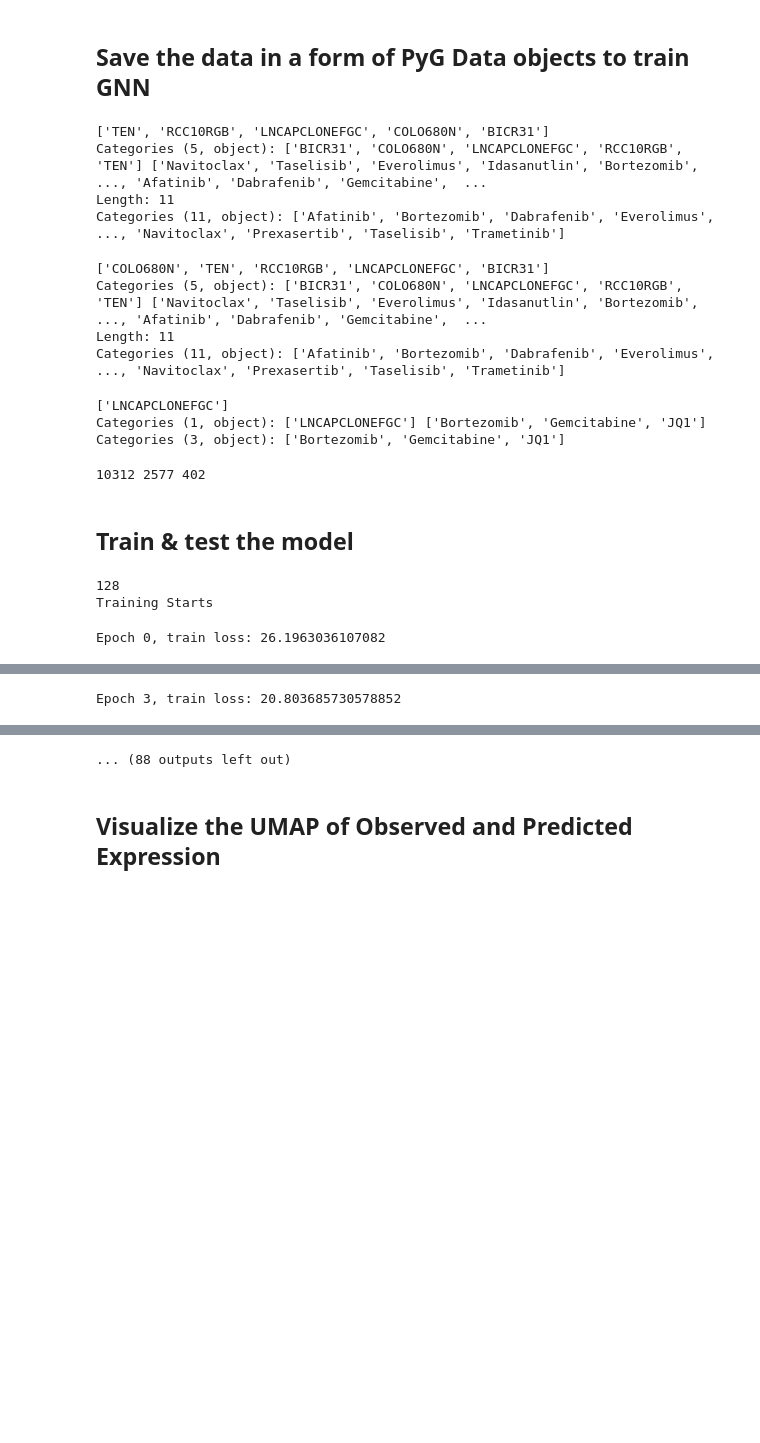
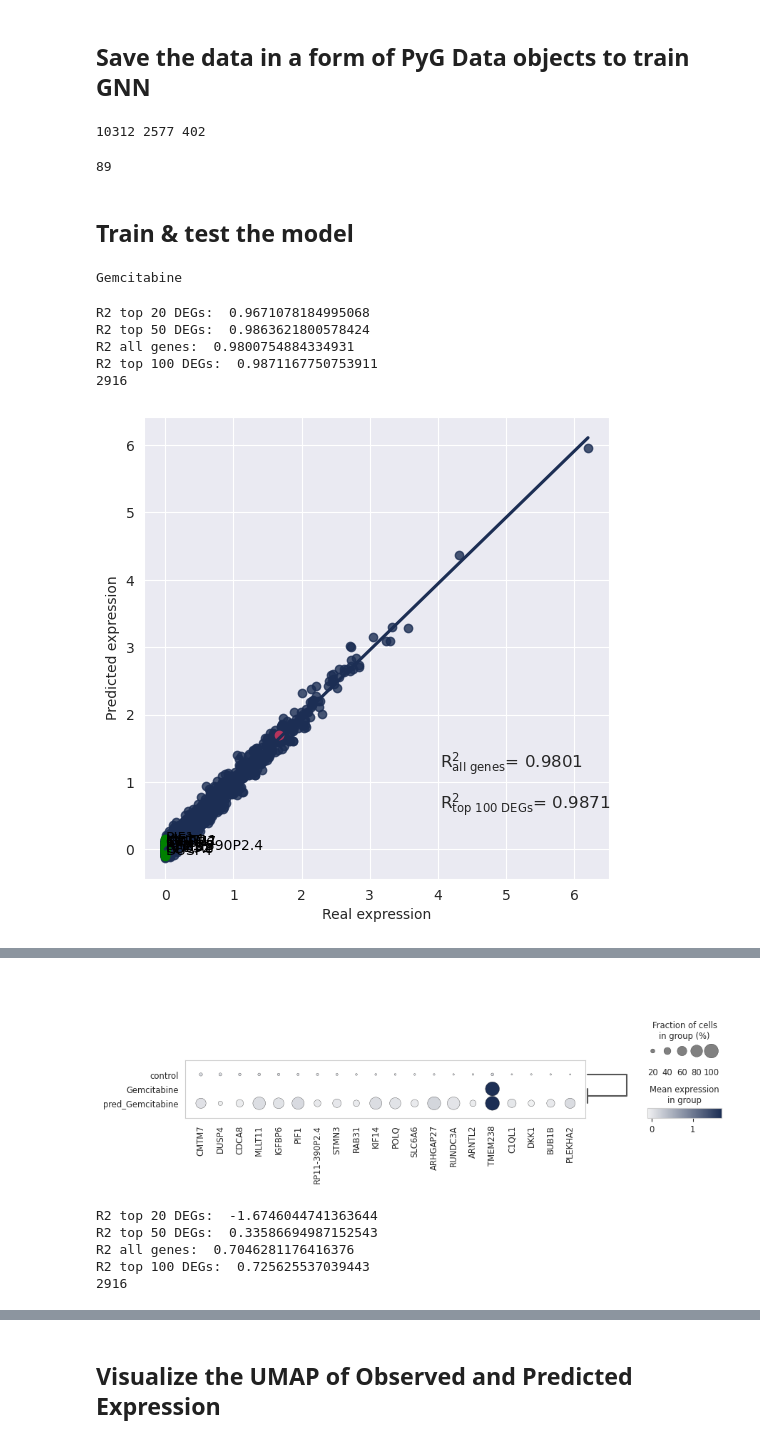
Before and after one commit to reem12345/Cell-Type-Specific-Graphs, a Jupyter notebook: training/McFarland_training.ipynb, the cells around one changed output, grey strips where cells are left out. Saved outputs shown, nothing was run; the diff lists cells and outputs as text; code cells hidden in the pictures; blank space fills up the shorter version.

```diff
--- a/training/McFarland_training.ipynb
+++ b/training/McFarland_training.ipynb
@@ -168,7 +168,7 @@ cell_type_network = {}
 # Leaf directory
 directory = "McFarland"
 # Parent Directories
-parent_dir = "/ibex/scratch/alsulara/Cell-Type-Specific-Graphs/graphs/"
+parent_dir = "Cell-Type-Specific-Graphs/graphs/"
 # Path
 path = os.path.join(parent_dir, directory)
 print(path)
@@ -224,17 +224,12 @@ for cell_type in adata.obs.cov_drug.unique():
                                         reference = cell_type.split('_')[0]+'_control',n_genes = len(adata_cov.var))
         dedf = sc.get.rank_genes_groups_df(adata_cov, group=cell_type)
         dedf = dedf.loc[dedf['pvals_adj'] < 0.05].copy()
-        # plt.figure()
-        # plt.scatter(x=dedf['logfoldchanges'],y=dedf['pvals_adj'].apply(lambda x:-np.log10(x)),s=10)
-        # plt.xlabel("logfoldchanges")
-        # plt.ylabel("-log10(p_value)")
-        # plt.show()
         DEGs_name = rank_genes(dedf)
         df = adata_cov.var.reset_index()
         adata.uns['gene_network'][cell_type] = cell_type_network[cell_type.split('_')[0]].pos.tolist()
         adata.uns['rank_genes_groups_cov_DEGs'][cell_type] = DEGs_name
-        pd.DataFrame(DEGs_name).to_csv(save_path_results+"McFarland_"+cell_type+"_DEGs_name.csv")
-        pd.DataFrame(adata_cov.var.index.values).to_csv(save_path_results+"McFarland_"+cell_type+"_all_genes.csv")
+        # pd.DataFrame(DEGs_name).to_csv(save_path_results+"McFarland_"+cell_type+"_DEGs_name.csv")
+        # pd.DataFrame(adata_cov.var.index.values).to_csv(save_path_results+"McFarland_"+cell_type+"_all_genes.csv")
 # %% [output]
 WARNING: Default of the method has been changed to 't-test' from 't-test_overestim_var'
 WARNING: Default of the method has been changed to 't-test' from 't-test_overestim_var'
@@ -288,7 +283,7 @@ ctrl_data = adata[adata.obs.condition == 'control'].copy()
 for cell_type in adata.obs.cell_type.unique():
     genes = cell_type_network[cell_type].pos.tolist()
     cell_type_network[cell_type].x = torch.mean(torch.tensor(ctrl_data[ctrl_data.obs.cell_type == cell_type, genes].copy().X.A), dim = 0)
-    std = torch.std(torch.tensor(ctrl_data[ctrl_data.obs.cell_type == cell_type, genes].copy().X.A), dim = 0)
+    std = torch.var(torch.tensor(ctrl_data[ctrl_data.obs.cell_type == cell_type, genes].copy().X.A), dim = 0)
     cell_type_network[cell_type].x = torch.cat([cell_type_network[cell_type].x.unsqueeze(1), std.unsqueeze(1)], dim = 1)
 
 
@@ -302,28 +297,16 @@ for cov_drug in stim_data.obs.cov_drug.unique():
 # %% [markdown]
 ## Save the data in a form of PyG Data objects to train GNN
 # %%
-cells_train = create_cells(stim_data[stim_data.obs.split == 'train'].copy(), cell_type_network, canonical_smiles)
-cells_valid = create_cells(stim_data[stim_data.obs.split == 'valid'].copy(), cell_type_network, canonical_smiles)
-cells_ood = create_cells(stim_data[stim_data.obs.split == 'ood'].copy(), cell_type_network, canonical_smiles)
+# cells_train = create_cells(stim_data[stim_data.obs.split == 'train'].copy(), cell_type_network, canonical_smiles)
+# cells_valid = create_cells(stim_data[stim_data.obs.split == 'valid'].copy(), cell_type_network, canonical_smiles)
+# cells_ood = create_cells(stim_data[stim_data.obs.split == 'ood'].copy(), cell_type_network, canonical_smiles)
 
-with open(data_path+'cells_train_McFarland.pkl', 'wb') as f:
-    pickle.dump(cells_train, f)
-with open(data_path+'cells_valid_McFarland.pkl', 'wb') as f:
-    pickle.dump(cells_valid, f)
-with open(data_path+'cells_ood_McFarland.pkl', 'wb') as f:
-    pickle.dump(cells_ood, f)
+# with open(data_path+'cells_train_McFarland.pkl', 'wb') as f:
+#     pickle.dump(cells_train, f)
+# with open(data_path+'cells_valid_McFarland.pkl', 'wb') as f:
+#     pickle.dump(cells_valid, f)
+# with open(data_path+'cells_ood_McFarland.pkl', 'wb') as f:
+#     pickle.dump(cells_ood, f)
-# %% [output]
-['TEN', 'RCC10RGB', 'LNCAPCLONEFGC', 'COLO680N', 'BICR31']
-Categories (5, object): ['BICR31', 'COLO680N', 'LNCAPCLONEFGC', 'RCC10RGB', 'TEN'] ['Navitoclax', 'Taselisib', 'Everolimus', 'Idasanutlin', 'Bortezomib', ..., 'Afatinib', 'Dabrafenib', 'Gemcitabine',  ...
-Length: 11
-Categories (11, object): ['Afatinib', 'Bortezomib', 'Dabrafenib', 'Everolimus', ..., 'Navitoclax', 'Prexasertib', 'Taselisib', 'Trametinib']
-['COLO680N', 'TEN', 'RCC10RGB', 'LNCAPCLONEFGC', 'BICR31']
-Categories (5, object): ['BICR31', 'COLO680N', 'LNCAPCLONEFGC', 'RCC10RGB', 'TEN'] ['Navitoclax', 'Taselisib', 'Everolimus', 'Idasanutlin', 'Bortezomib', ..., 'Afatinib', 'Dabrafenib', 'Gemcitabine',  ...
-Length: 11
-Categories (11, object): ['Afatinib', 'Bortezomib', 'Dabrafenib', 'Everolimus', ..., 'Navitoclax', 'Prexasertib', 'Taselisib', 'Trametinib']
-['LNCAPCLONEFGC']
-Categories (1, object): ['LNCAPCLONEFGC'] ['Bortezomib', 'Gemcitabine', 'JQ1']
-Categories (3, object): ['Bortezomib', 'Gemcitabine', 'JQ1']
 # %%
 with open(data_path+'cells_train_McFarland.pkl', 'rb') as pickle_file:
     cells_train = pickle.load(pickle_file)
@@ -335,8 +318,10 @@ with open(data_path+'cells_ood_McFarland.pkl', 'rb') as pickle_file:
     cells_ood = pickle.load(pickle_file)
 
 print(len(cells_train), len(cells_valid), len(cells_ood))
+(10312+2577) % 256
 # %% [output]
 10312 2577 402
+89
 # %% [markdown]
 ## Train & test the model
 # %%
@@ -350,15 +335,16 @@ reload(model)
 from model import *
 import optuna
 
-params = {'hidden_channels': 128, 'weight_decay': 1e-05, 'in_head': 4, 'learning_rate': -3, 'num_epochs': 200, 'batch_size': 256}
+params = {'hidden_channels': 128, 'weight_decay': 1e-05, 'in_head': 1, 'learning_rate': -3, 'num_epochs': 200, 'batch_size': 256}
 train_dataloader = DataLoader(cells_train+cells_valid, batch_size=params['batch_size'], shuffle=True)
 model = GNN(total_genes  = len(adata.var), num_perts = num_perts, act_fct = 'Sigmoid',
-            hidden_channels = params['hidden_channels'], in_head = params['in_head'], all_feat = True).to(device)
+            hidden_channels = params['hidden_channels'], in_head = params['in_head']).to(device)
 
-model = train(model = model, num_epochs = params['num_epochs'], lr = 10**params['learning_rate'],
-            weight_decay = params['weight_decay'],
-            cell_type_network = cell_type_network, train_loader = train_dataloader)
-torch.save(model.state_dict(), save_path_models+"McFarland_model.pt")
+# model = train(model = model, num_epochs = params['num_epochs'], lr = 10**params['learning_rate'],
+#             weight_decay = params['weight_decay'],
+#             cell_type_network = cell_type_network, train_loader = train_dataloader)
+# torch.save(model.state_dict(), save_path_models+"McFarland_model.pt")
+
 model.load_state_dict(torch.load(save_path_models+"McFarland_model.pt"))
 r2_all_avg = []
 r2_degs_avg = []
@@ -372,33 +358,37 @@ DEGs_name_drug = {}
 for cov_drug in tq.tqdm(set(cov_drugs)):
     testing_drug = cov_drug.split('_')[1]
     ood_cell = cov_drug.split('_')[0]
     index_cell_type = np.where(cov_drugs == cov_drug)[0]
     data = [cells_ood[i] for i in index_cell_type]
     ood_loader_cell_type = DataLoader(data, batch_size=params['batch_size'], shuffle=False)
     if testing_drug != 'control':
         print(testing_drug)
         r2_all, r2_DEGs, DEGs_name, dot_adata =  Inference(cell_type_network, model,
                    save_path_results+"McFarland_mean_"+testing_drug, ood_loader_cell_type,
                    ood_cell, adata, testing_drug = testing_drug,
                    degs_dict = adata.uns['rank_genes_groups_cov_DEGs'][ood_cell+'_'+testing_drug], mean_or_std = True, plot = True)
         r2_all_avg.append(r2_all)
         r2_degs_avg.append(r2_DEGs)
         #---------------------------------------------------------------------------------------------------------
         r2_all, r2_DEGs, DEGs_name, dot_adata = Inference(cell_type_network, model,
                    save_path_results+"McFarland_std_"+testing_drug, ood_loader_cell_type,
                    ood_cell, adata, testing_drug = testing_drug,
                    degs_dict = adata.uns['rank_genes_groups_cov_DEGs'][ood_cell+'_'+testing_drug], mean_or_std = False, plot = True)
         r2_all_std.append(r2_all)
         r2_degs_std.append(r2_DEGs)
         pred_adata.append(dot_adata)
         DEGs_name_drug[testing_drug] = DEGs_name
 pred_adata.append(adata[adata.obs.cov_drug == testing_cell+'_control', cell_type_network[testing_cell].pos.tolist()].copy())
 
 print( 'r2_all_avg', np.mean(r2_all_avg),
         'r2_degs_avg', np.mean(r2_degs_avg),
         'r2_all_std', np.mean(r2_all_std),
         'r2_degs_std', np.mean(r2_degs_std) )
 # %% [output]
-128
-Training Starts
+Gemcitabine
-Epoch 0, train loss: 26.1963036107082
+R2 top 20 DEGs:  0.9671078184995068
+R2 top 50 DEGs:  0.9863621800578424
+R2 all genes:  0.9800754884334931
+R2 top 100 DEGs:  0.9871167750753911
+2916
+[figure, added]
@@ -407 +397,6 @@ Epoch 2, train loss: 21.304901871026733
+[figure, added]
-Epoch 3, train loss: 20.803685730578852
+R2 top 20 DEGs:  -1.6746044741363644
+R2 top 50 DEGs:  0.33586694987152543
+R2 all genes:  0.7046281176416376
+R2 top 100 DEGs:  0.725625537039443
+2916
@@ -415,4 +409,3 @@ Epoch 10, train loss: 19.060901417451745
-... (88 outputs left out)
 # %% [markdown]
 ## Visualize the UMAP of Observed and Predicted Expression
 # %%
```
Also changed, not shown: parts of 5 cells of this notebook.
